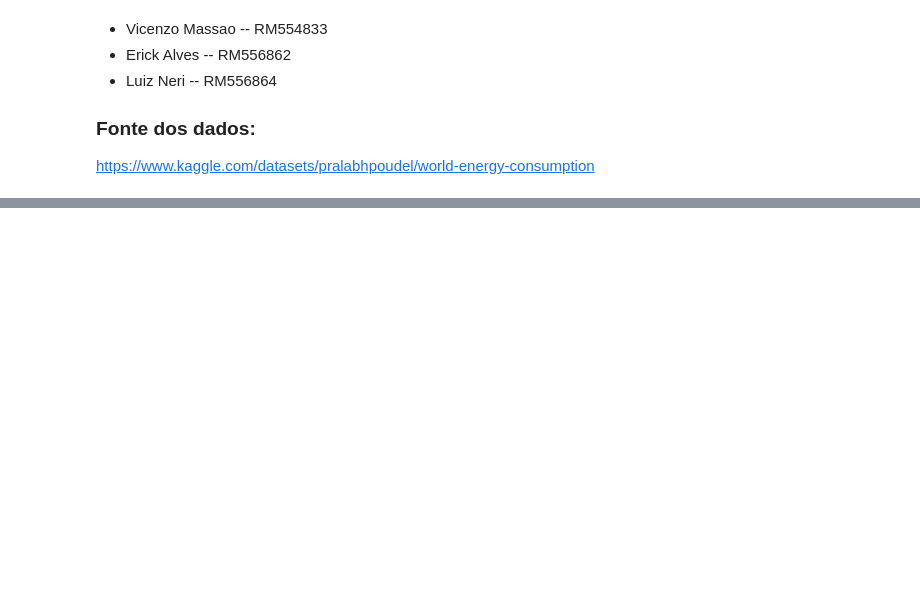
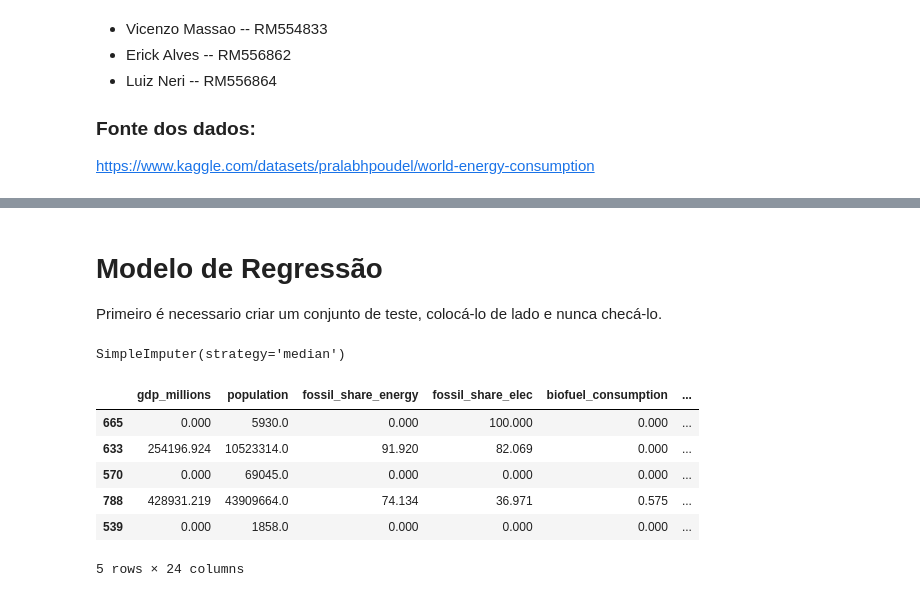
Before and after one commit to LEVI-FIAP/IA, a Jupyter notebook: notebooks/world_consumption.ipynb, the cells around one changed output, grey strips where cells are left out. Drawn from its saved outputs; the diff is of its cells as text; code cells hidden in the pictures; blank space fills up the shorter version.

```diff
--- a/notebooks/world_consumption.ipynb
+++ b/notebooks/world_consumption.ipynb
@@ -263,0 +470,41 @@ fig5.show()
+# %% [markdown]
+# Modelo de Regressão
+
+Primeiro é necessario criar um conjunto de teste, colocá-lo de lado e nunca checá-lo.
+# %%
+#Separando a base de treino e teste
+train_set, test_set = train_test_split(df_filtered_num_reg, test_size=0.2, random_state=42)
+df_train = train_set.copy()
+
+#Separando a Label principal
+df_treatment_label = df_train[['green_energy_consumption']].copy()
+
+#Remove a Label da base
+df_treatment = df_train.drop('green_energy_consumption', axis=1)
+
+#Selecionando as variáveis float64
+df_treatment_float64 = df_treatment.select_dtypes(np.float64).copy()
+
+#Adicionando estratégia da mediana no imputer
+imputer = SimpleImputer(strategy="median")
+
+#Treina o imputer
+imputer.fit(df_treatment_float64)
+# %% [output]
+SimpleImputer(strategy='median')
+# %%
+#Criando uma nova matriz preenchendo os valores nulos com o imputer
+float_vars =  imputer.transform(df_treatment_float64)
+
+#Criando novo dataset para apresentar os valores
+df_float64 = pd.DataFrame(float_vars, columns=df_treatment_float64.columns,
+                          index=df_treatment_float64.index)
+df_float64.head()
+# %% [output]
+|  | gdp_millions | population | fossil_share_energy | fossil_share_elec | biofuel_consumption | ... |
+| 665 | 0.000 | 5930.0 | 0.000 | 100.000 | 0.000 | ... |
+| 633 | 254196.924 | 10523314.0 | 91.920 | 82.069 | 0.000 | ... |
+| 570 | 0.000 | 69045.0 | 0.000 | 0.000 | 0.000 | ... |
+| 788 | 428931.219 | 43909664.0 | 74.134 | 36.971 | 0.575 | ... |
+| 539 | 0.000 | 1858.0 | 0.000 | 0.000 | 0.000 | ... |
+5 rows × 24 columns
```
Also changed, not shown: parts of 30 cells of this notebook.
